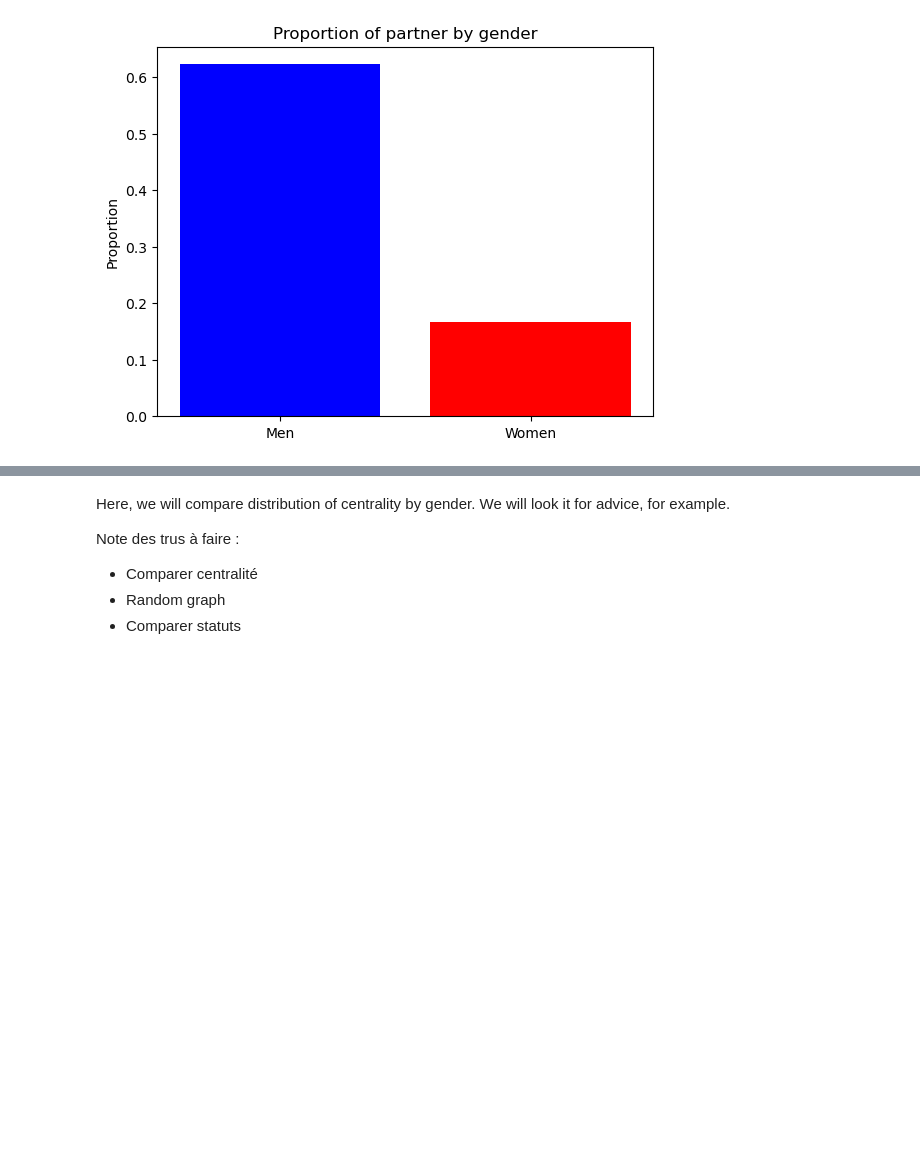
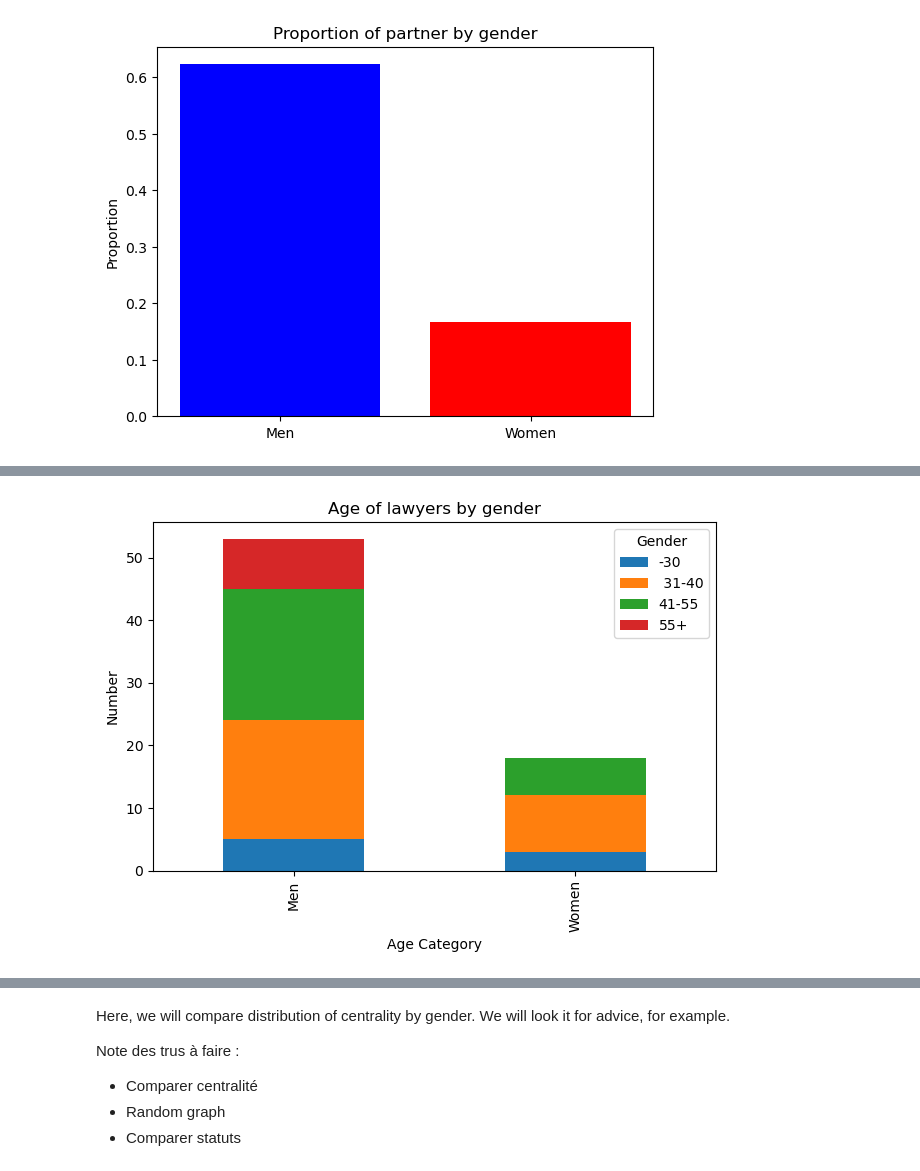
Before and after one commit to jmeynent/R-seaux, a Jupyter notebook: Code.ipynb, the cells around one changed output, grey strips where cells are left out. Saved outputs shown, nothing was run; the diff lists cells and outputs as text; code cells hidden in the pictures; blank space fills up the shorter version.

```diff
--- a/Code.ipynb
+++ b/Code.ipynb
@@ -132,0 +183,17 @@ plt.show
+# %%
+#Creation of age category and graph
+df_cate_age = pd.cut(df['Age'], bins=[0, 30, 40, 55, 100], labels=['-30', ' 31-40', '41-55', '55+'])
+df['Age_Category'] = df_cate_age
+gender_age_counts = df.replace({'Gender': {1: 'Men', 2: 'Women'}}).groupby(['Gender', 'Age_Category']).size().unstack()
+gender_age_counts.plot(kind='bar', stacked=True)
+
+#Labels and show
+plt.xlabel('Age Category')
+plt.ylabel('Number')
+plt.title('Age of lawyers by gender')
+plt.legend(title='Gender')
+plt.tight_layout()
+plt.savefig("Graphs/age_gender.jpg")
+plt.show()
+# %% [output]
+[figure, added]
```
Also changed, not shown: parts of 8 cells of this notebook, 5 other files.
